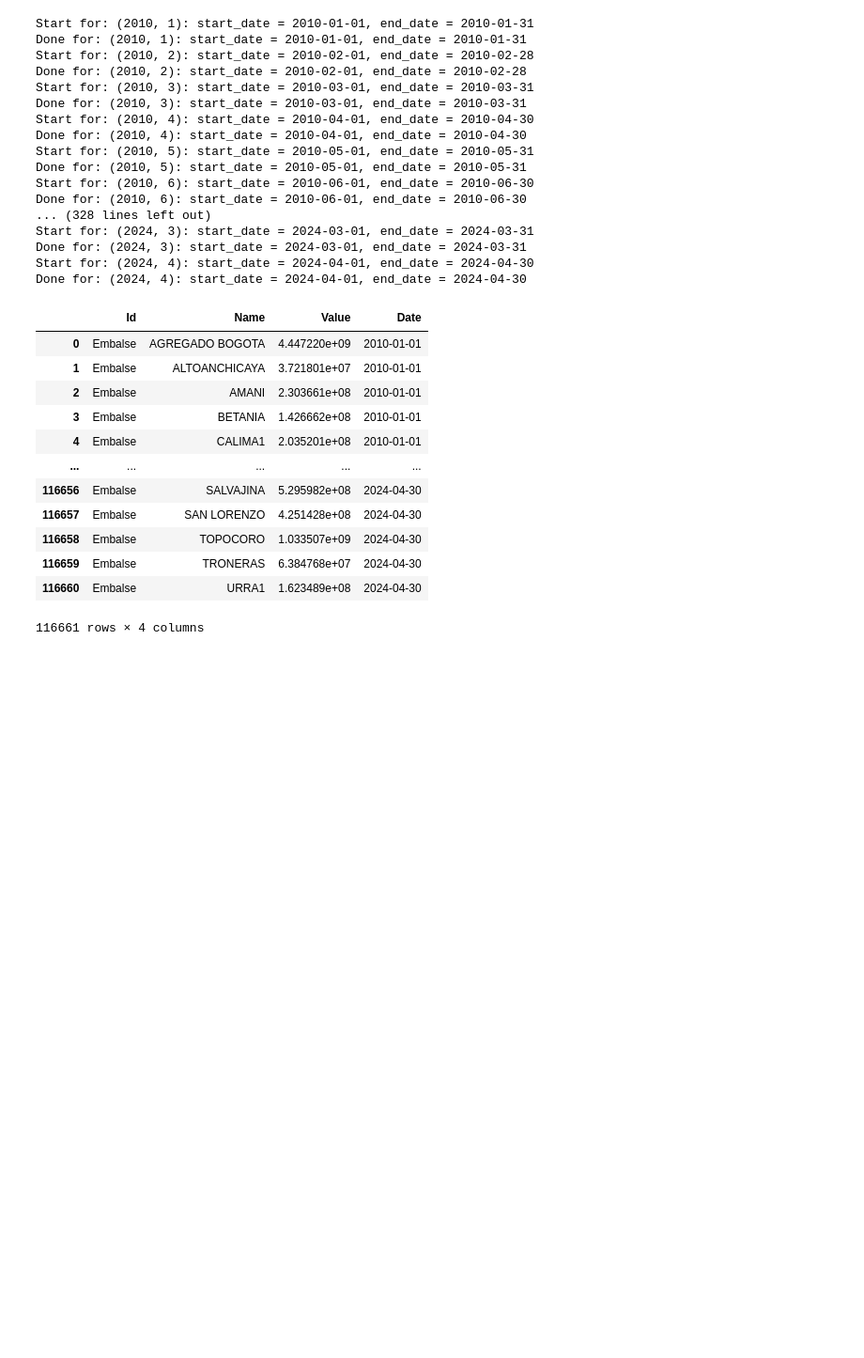
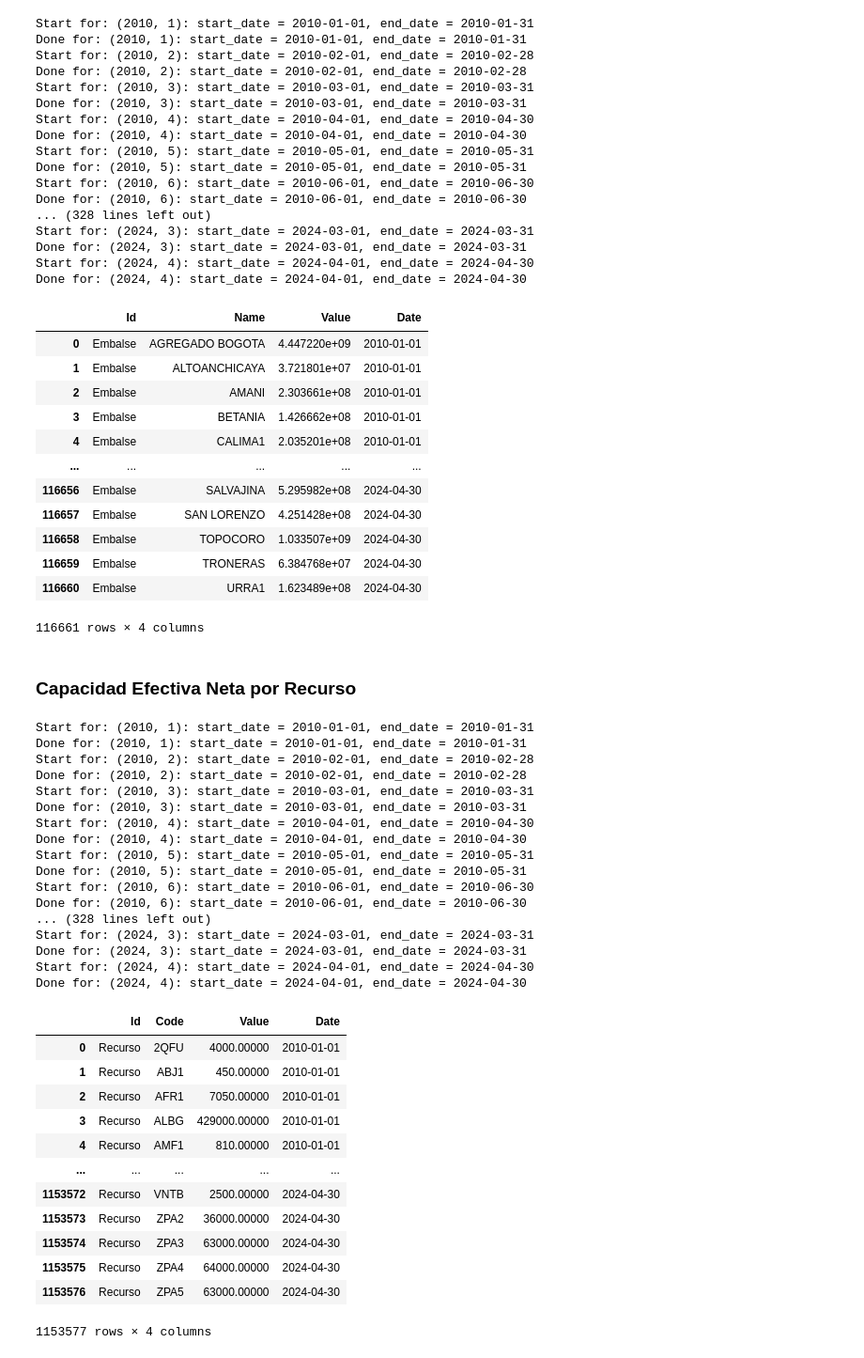
Before and after one commit to sistema-electrico-colombia/extraccion-datos-API, a Jupyter notebook: extraccion_datos_api_xm.ipynb, the cells around one changed output. Shown at 94% size. Cells and saved outputs as stored; diff of their text form; code cells hidden in the pictures; blank space fills up the shorter version.

Commit message:
[ADD] Agregada metrica Capacidad efectiva neta

```diff
--- a/extraccion_datos_api_xm.ipynb
+++ b/extraccion_datos_api_xm.ipynb
@@ -558,3 +558,42 @@ Done for: (2024, 4): start_date = 2024-04-01, end_date = 2024-04-30
 116661 rows × 4 columns
 # %%
 df_capacidad_util_energia_embalse.to_json('./data/capacidad_util_energia_embalse.json', orient='records', lines=True)
+# %% [markdown]
+### Capacidad Efectiva Neta por Recurso
+# %%
+date_dict = generate_date_dict(2010, 2024, 4)
+metric = "CapEfecNeta"
+num_metric = 1
+df_capacidad_efectiva_neta = extract_metric(date_dict,metric,num_metric)
+df_capacidad_efectiva_neta
+# %% [output]
+Start for: (2010, 1): start_date = 2010-01-01, end_date = 2010-01-31
+Done for: (2010, 1): start_date = 2010-01-01, end_date = 2010-01-31
+Start for: (2010, 2): start_date = 2010-02-01, end_date = 2010-02-28
+Done for: (2010, 2): start_date = 2010-02-01, end_date = 2010-02-28
+Start for: (2010, 3): start_date = 2010-03-01, end_date = 2010-03-31
+Done for: (2010, 3): start_date = 2010-03-01, end_date = 2010-03-31
+Start for: (2010, 4): start_date = 2010-04-01, end_date = 2010-04-30
+Done for: (2010, 4): start_date = 2010-04-01, end_date = 2010-04-30
+Start for: (2010, 5): start_date = 2010-05-01, end_date = 2010-05-31
+Done for: (2010, 5): start_date = 2010-05-01, end_date = 2010-05-31
+Start for: (2010, 6): start_date = 2010-06-01, end_date = 2010-06-30
+Done for: (2010, 6): start_date = 2010-06-01, end_date = 2010-06-30
+... (328 lines left out)
+Start for: (2024, 3): start_date = 2024-03-01, end_date = 2024-03-31
+Done for: (2024, 3): start_date = 2024-03-01, end_date = 2024-03-31
+Start for: (2024, 4): start_date = 2024-04-01, end_date = 2024-04-30
+Done for: (2024, 4): start_date = 2024-04-01, end_date = 2024-04-30
+|  | Id | Code | Value | Date |
+| 0 | Recurso | 2QFU | 4000.00000 | 2010-01-01 |
+| 1 | Recurso | ABJ1 | 450.00000 | 2010-01-01 |
+| 2 | Recurso | AFR1 | 7050.00000 | 2010-01-01 |
+| 3 | Recurso | ALBG | 429000.00000 | 2010-01-01 |
+| 4 | Recurso | AMF1 | 810.00000 | 2010-01-01 |
+| ... | ... | ... | ... | ... |
+| 1153572 | Recurso | VNTB | 2500.00000 | 2024-04-30 |
+| 1153573 | Recurso | ZPA2 | 36000.00000 | 2024-04-30 |
+| 1153574 | Recurso | ZPA3 | 63000.00000 | 2024-04-30 |
+| 1153575 | Recurso | ZPA4 | 64000.00000 | 2024-04-30 |
+| 1153576 | Recurso | ZPA5 | 63000.00000 | 2024-04-30 |
+1153577 rows × 4 columns
```
Also changed, not shown: parts of 2 cells of this notebook.
